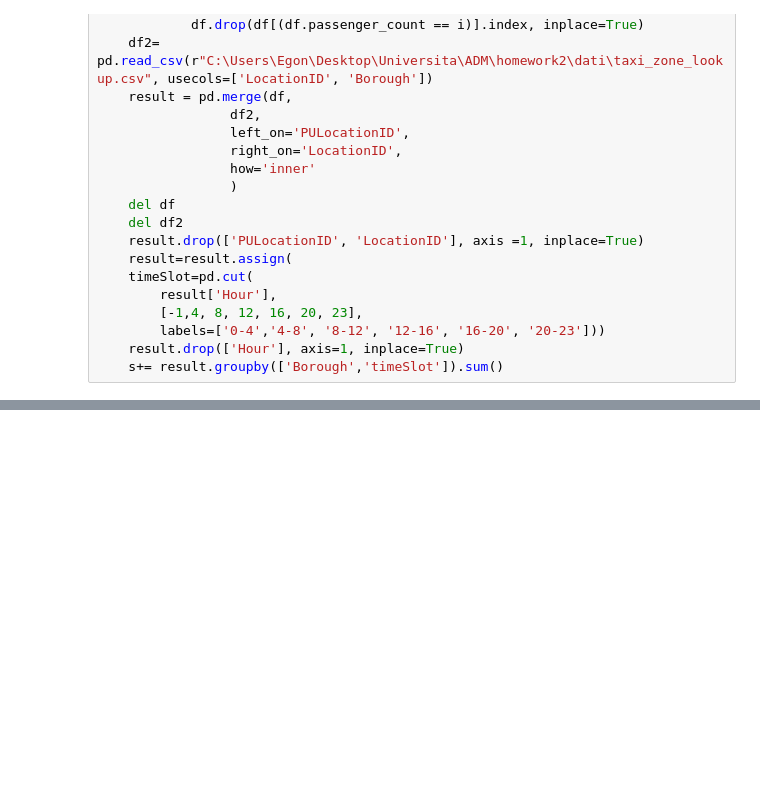
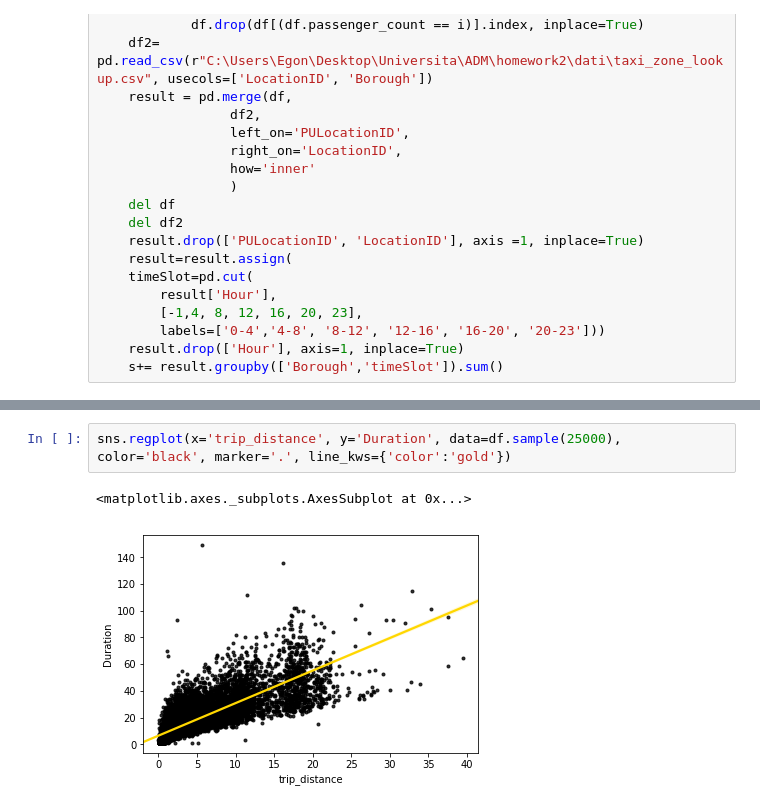
Before and after one commit to EgonFerri/ADM-HM2, a Jupyter notebook: HMW2_OFFICIALFILE.ipynb, the cells around one changed output, grey strips where cells are left out. Cells and saved outputs as stored; diff of their text form; blank space fills up the shorter version.

```diff
--- a/HMW2_OFFICIALFILE.ipynb
+++ b/HMW2_OFFICIALFILE.ipynb
@@ -1435,0 +1507,5 @@ trasp.Queens.plot.bar(title= 'Queens',figsize=(15,10),ax=axes[1,1])
+# %%
+sns.regplot(x='trip_distance', y='Duration', data=df.sample(25000), color='black', marker='.', line_kws={'color':'gold'})
+# %% [output]
+<matplotlib.axes._subplots.AxesSubplot at 0x...>
+[figure, added]
```
Also changed, not shown: parts of 21 cells of this notebook.
